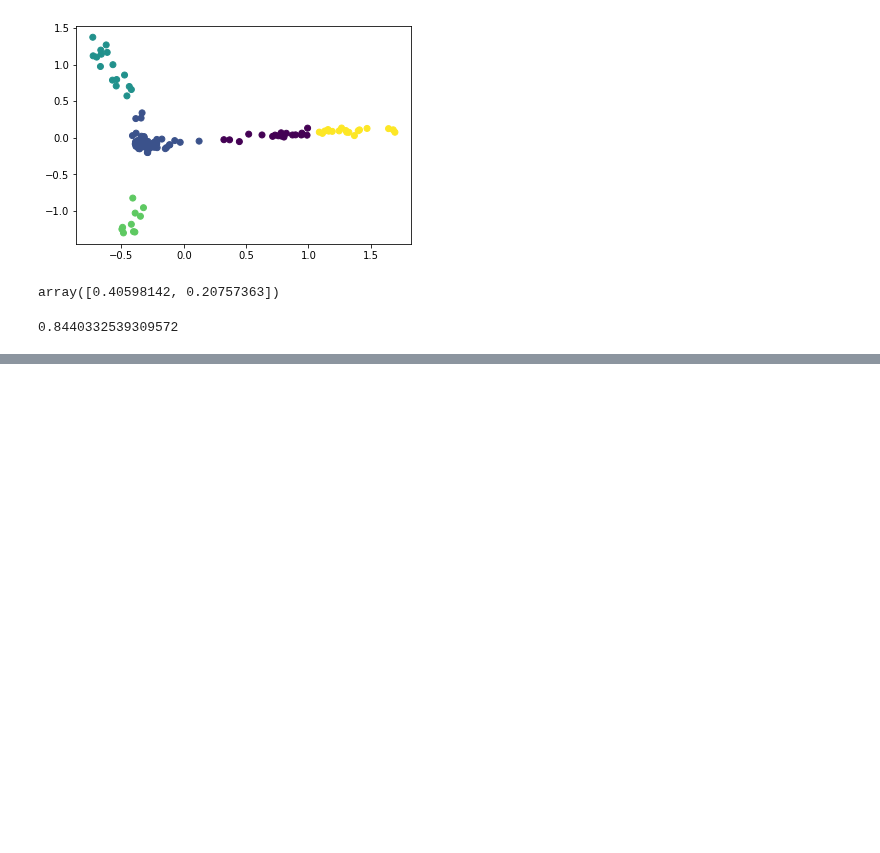
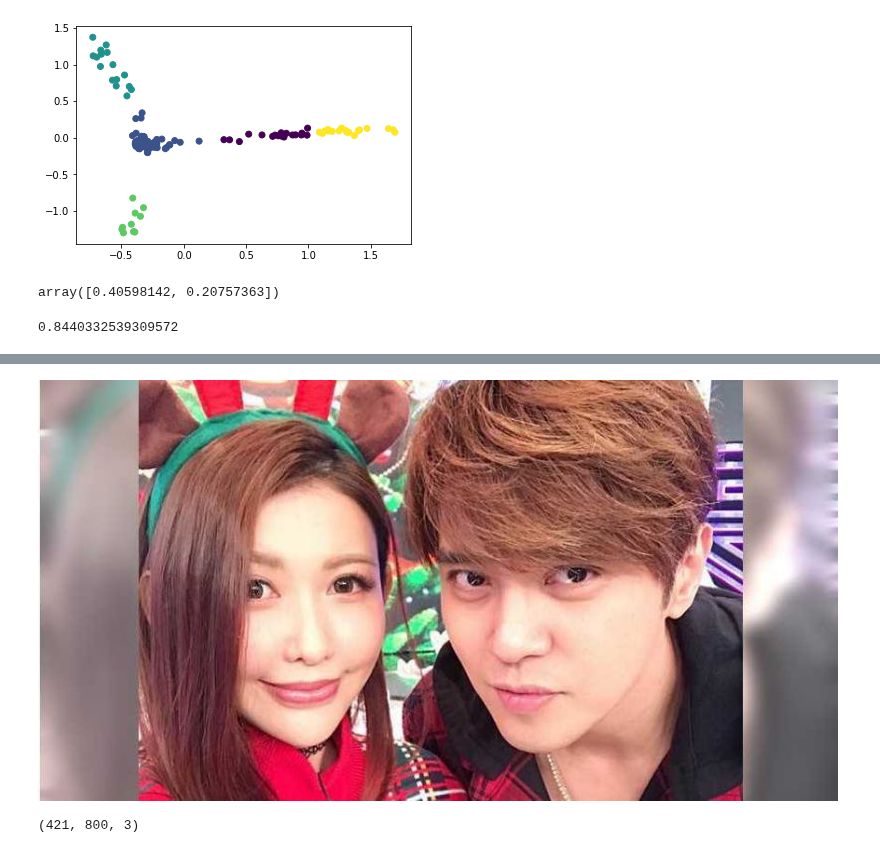
Before and after one commit to ywchiu/taipeifubon, a Jupyter notebook: Demo20200427.ipynb, the cells around one changed output, grey strips where cells are left out. Cells and saved outputs as stored; diff of their text form; code cells hidden in the pictures; blank space fills up the shorter version.

```diff
--- a/Demo20200427.ipynb
+++ b/Demo20200427.ipynb
@@ -413,0 +550,12 @@ pca.explained_variance_[0:5].sum()
+# %%
+from PIL import Image
+img = Image.open('test.jpg')
+img
+# %% [output]
+[figure, added]
+# %%
+import numpy as np
+imgary = np.array(img)
+imgary.shape
+# %% [output]
+(421, 800, 3)
```
Also changed, not shown: parts of 93 cells of this notebook.
